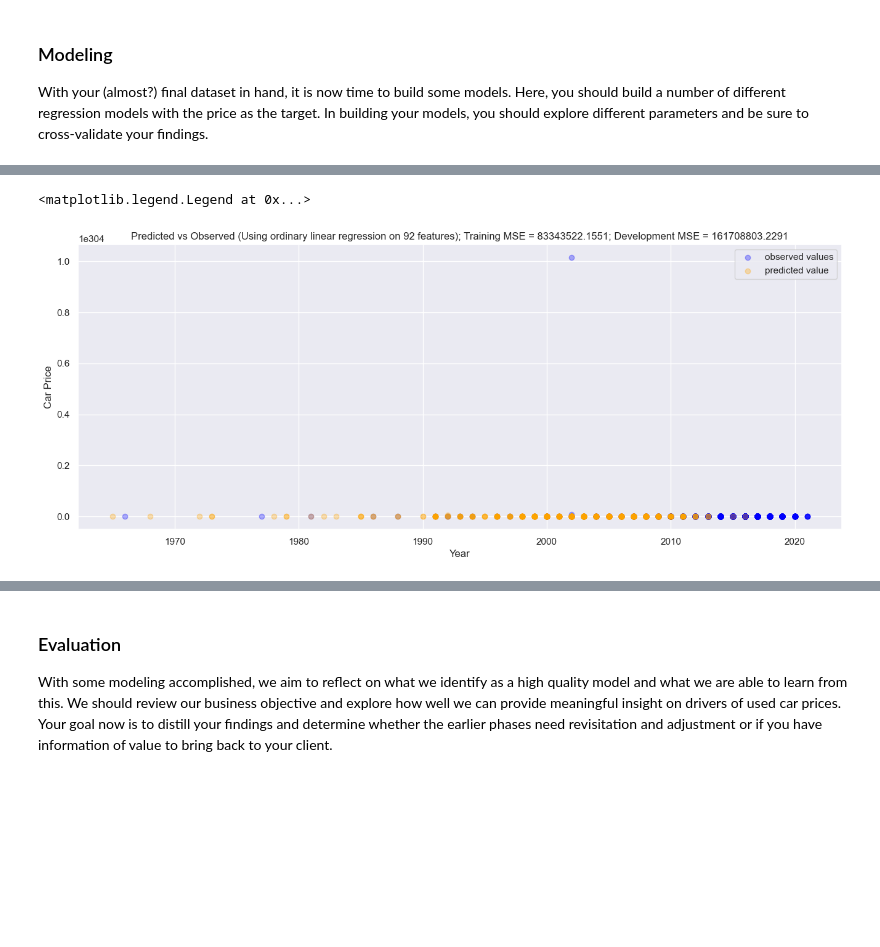
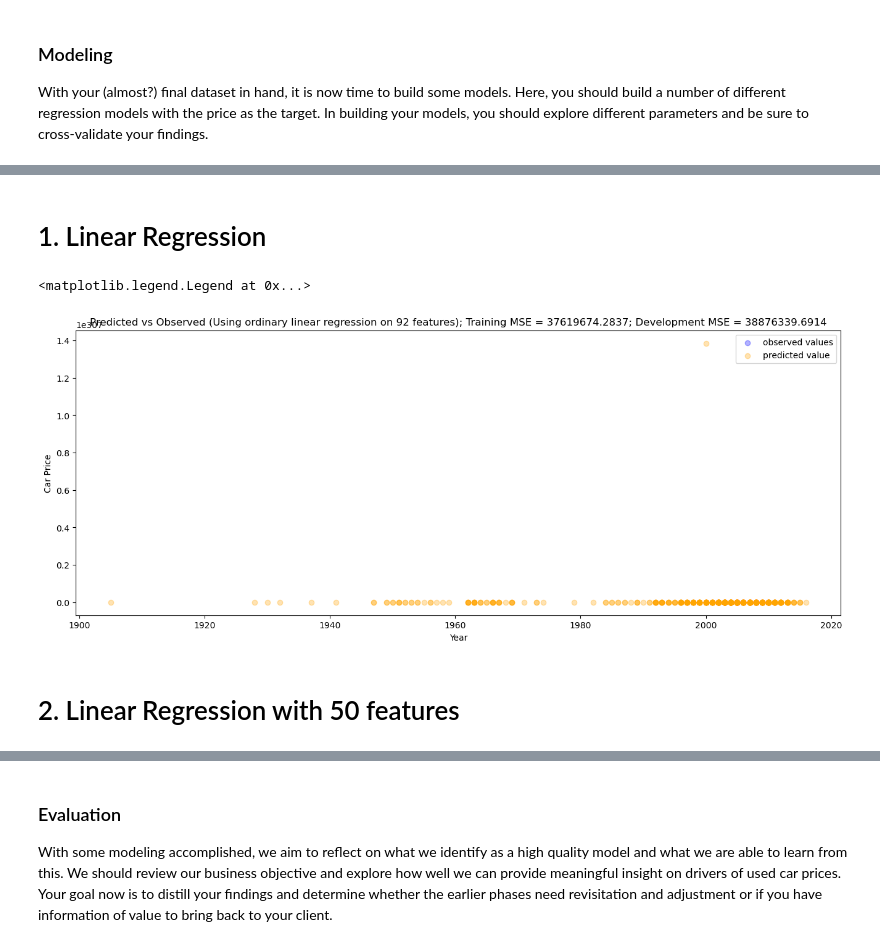
Before and after one commit to Sriworks1/UsedCarPriceAnalysis, a Jupyter notebook: UsedCarPriceAnalysis.ipynb, the cells around one changed output, grey strips where cells are left out. Drawn from its saved outputs; the diff is of its cells as text; code cells hidden in the pictures; blank space fills up the shorter version.

Commit message:
updated with model

```diff
--- a/UsedCarPriceAnalysis.ipynb
+++ b/UsedCarPriceAnalysis.ipynb
@@ -286,0 +291,6 @@ col_transformer = ColumnTransformer(transformers=[
+# %%
+df_imputed.drop(columns=["size", "region", "paint_color", "model"], inplace=True)
+# %%
+obj_cols = df_imputed.select_dtypes("object").columns.to_list()
+obj_cols.remove('condition')
+obj_cols
@@ -286,0 +305,6 @@ col_transformer = ColumnTransformer(transformers=[
+# %%
+df_imputed.manufacturer.value_counts()
+
+# Remove less entries manufacturers
+man_less_than10 = df_imputed.manufacturer.value_counts().apply(lambda x: x < 10).reset_index().query("count == True")["manufacturer"].values
+df_imputed.drop(df_imputed.query("manufacturer in @man_less_than10").index, inplace=True)
@@ -290,6 +334,8 @@ X = df_imputed.drop(columns="price")
 y = df_imputed["price"]
 
 X_train, X_test, y_train, y_test = train_test_split(X, y, random_state=42, test_size=0.3)
+# %% [markdown]
+# 1. Linear Regression
 # %%
 # Model 1: Linear Regression with 92 features
 
@@ -298,31 +344,40 @@ test_mse = []
 explained_variance = []
 model =[]
 
-linear_reg_model = Pipeline([
-    ('transform', col_transformer),
+
+col_transformer_lr = ColumnTransformer(transformers=[
+    ('ohe', OneHotEncoder(), obj_cols),
+    ("ord", OrdinalEncoder(), ['condition']),
+    ("poly", PolynomialFeatures(degree=1, include_bias=False), ["cylinders", "odometer", "year"])
+])
+
+linear_reg_model1 = Pipeline([
+    ('transform', col_transformer_lr),
     ('scale', StandardScaler(with_mean=False)),
     ('linreg', LinearRegression())
 ])
 
-linear_reg_model.fit(X_train, y_train)
+linear_reg_model1.fit(X_train, y_train)
 
-linear_reg_train_mse= round(mean_squared_error(linear_reg_model.predict(X_train), y_train), 4)
-linear_reg_test_mse=round(mean_squared_error(linear_reg_model.predict(X_test), y_test),4)
-linear_reg_EV = explained_variance_score(y_train, linear_reg_model.predict(X_train))
+linear_reg_train_mse1= round(mean_squared_error(linear_reg_model1.predict(X_train), y_train), 4)
+linear_reg_test_mse1=round(mean_squared_error(linear_reg_model1.predict(X_test), y_test),4)
+linear_reg_EV1 = explained_variance_score(y_train, linear_reg_model1.predict(X_train))
 
-train_mse.append(linear_reg_train_mse)
-test_mse.append(linear_reg_test_mse)
-explained_variance.append(linear_reg_EV)
+train_mse.append(linear_reg_train_mse1)
+test_mse.append(linear_reg_test_mse1)
+explained_variance.append(linear_reg_EV1)
 model.append("Model 1 - Linear Regression")
 # %%
 plt.figure(figsize=(16,6))
 plt.scatter(X_train['year'], np.exp(y_train), c ="blue", alpha=0.3, label='observed values')
-plt.scatter(X_train['year'], np.exp(linear_reg_model.predict(X_train)), c ="orange", alpha=0.3, label = 'predicted value')
-plt.title('Predicted vs Observed (Using ordinary linear regression on 92 features); Training MSE = ' + str(linear_reg_train_mse) +
-          '; Development MSE = ' + str(linear_reg_test_mse))
+plt.scatter(X_train['year'], np.exp(linear_reg_model1.predict(X_train)), c ="orange", alpha=0.3, label = 'predicted value')
+plt.title('Predicted vs Observed (Using ordinary linear regression on 92 features); Training MSE = ' + str(linear_reg_train_mse1) +
+          '; Development MSE = ' + str(linear_reg_test_mse1))
 plt.xlabel('Year')
 plt.ylabel('Car Price')
 plt.legend()
 # %% [output]
 <matplotlib.legend.Legend at 0x...>
-[figure, old version]
+[figure, new version]
+# %% [markdown]
+# 2. Linear Regression with 50 features
```
Also changed, not shown: parts of 31 cells of this notebook, 6 other files.
